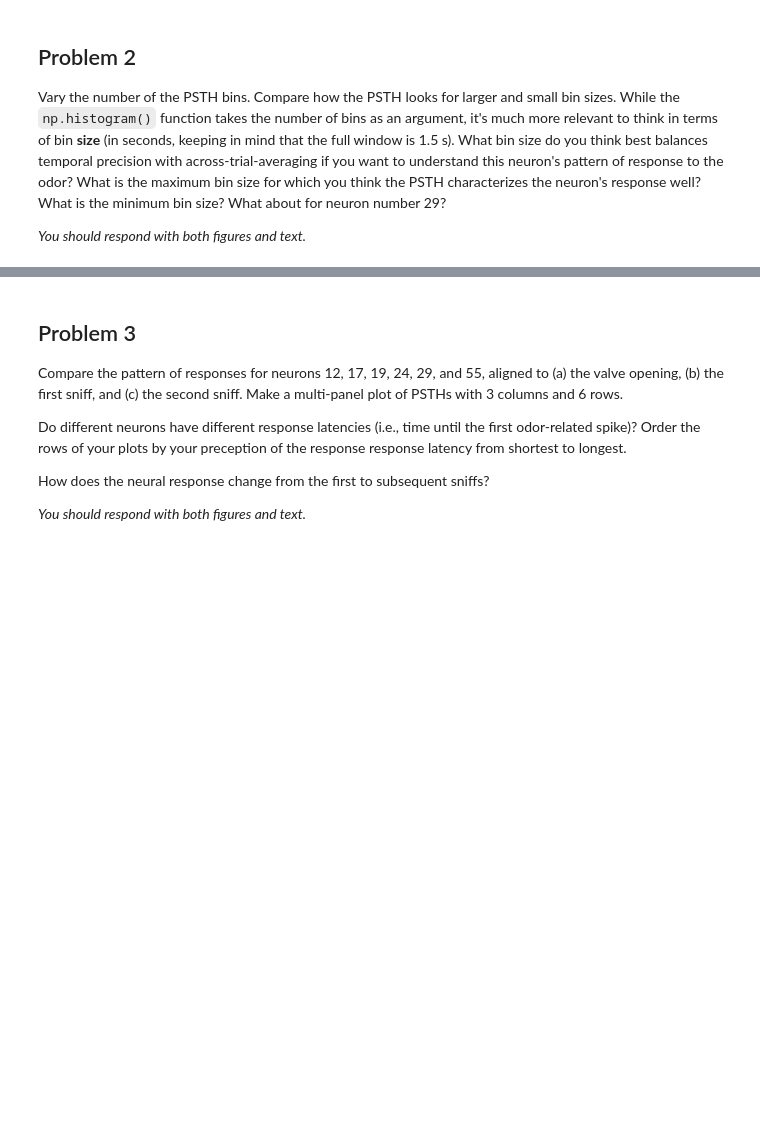
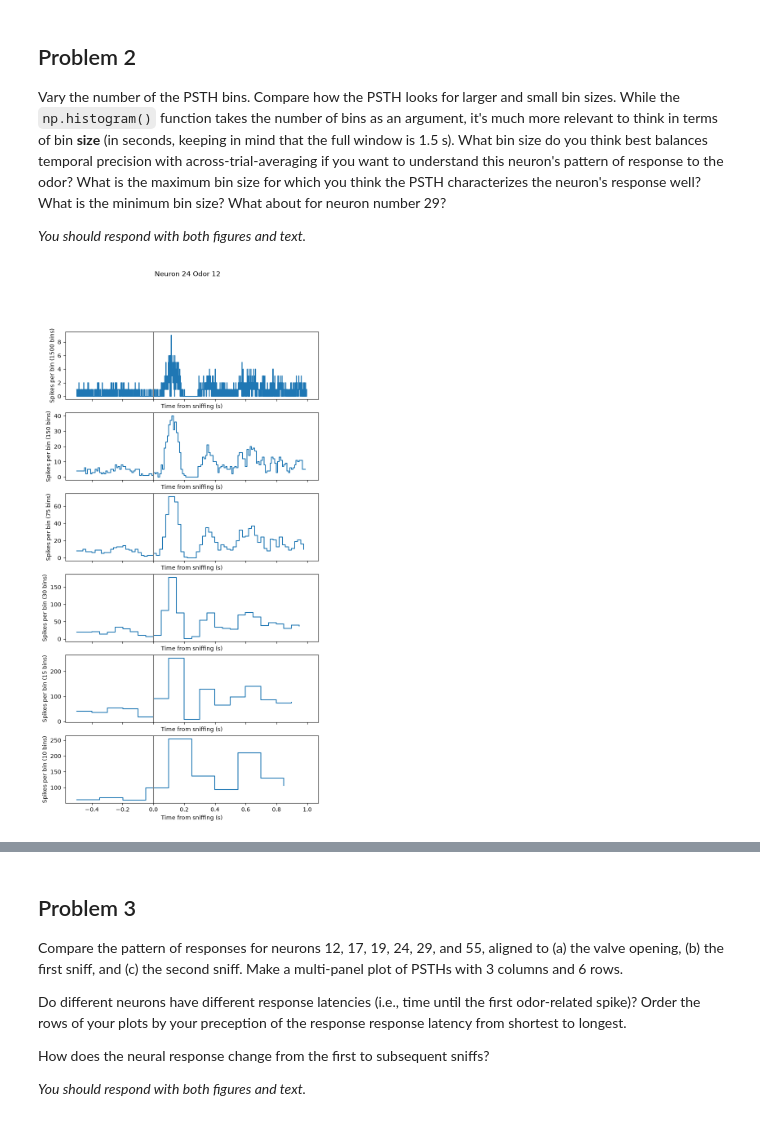
Before and after one commit to jesusmoncayo353/elec380, a Jupyter notebook: HW2/HW2_notebook.ipynb, the cells around one changed output, grey strips where cells are left out. Drawn from its saved outputs; the diff is of its cells as text; code cells hidden in the pictures; blank space fills up the shorter version.

```diff
--- a/HW2/HW2_notebook.ipynb
+++ b/HW2/HW2_notebook.ipynb
@@ -148,3 +182,15 @@ Modify the example code in the previous cell to generate a spike raster and PSTH
 Vary the number of the PSTH bins. Compare how the PSTH looks for larger and small bin sizes. While the `np.histogram()` function takes the number of bins as an argument, it's much more relevant to think in terms of bin **size** (in seconds, keeping in mind that the full window is 1.5 s). What bin size do you think best balances temporal precision with across-trial-averaging if you want to understand this neuron's pattern of response to the odor? What is the maximum bin size for which you think the PSTH characterizes the neuron's response well? What is the minimum bin size? What about for neuron number 29?
 
 _You should respond with both figures and text._
+# %%
+fig, ax = plt.subplots(6,1, figsize=(8,15), sharex=True) # note that now ax is a vector of size 2
+fig.suptitle('Neuron {} Odor {}'.format(neuron, odor))
+for idx, bin_time in enumerate([0.001, 0.01, 0.02, 0.05, 0.1, 0.15]):
+  bin_num = int(1.5/bin_time) # calculate the number of bins based on the bin time
+  hist, edges = np.histogram(all_relative_spikes,bin_num) # calculate a histogram of our spiking data
+  ax[idx].step(edges[:-1], hist, where='post') # plot it on the second axis, using the left end of the bin as the edges of steps. use where='post' to make values apply until right bin edge.
+  ax[idx].axvline(0, color='gray')
+  ax[idx].set_xlabel('Time from sniffing (s)')
+  ax[idx].set_ylabel('Spikes per bin ({:.0f} bins)'.format(bin_num))
+# %% [output]
+[figure, added]
```
Also changed, not shown: parts of 15 cells of this notebook, 2 other files.
